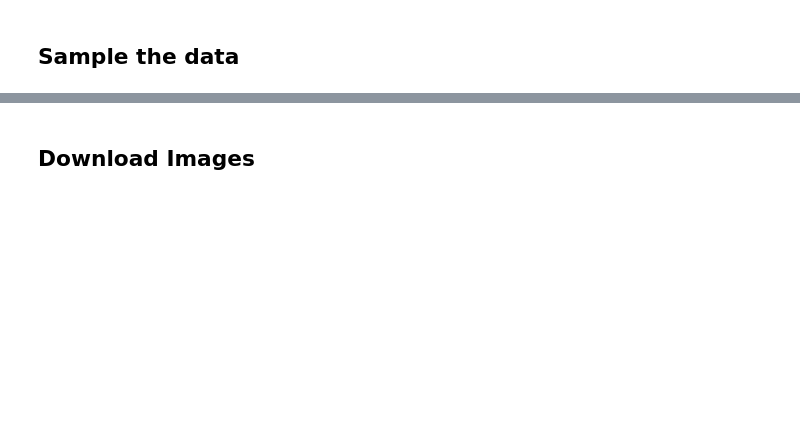
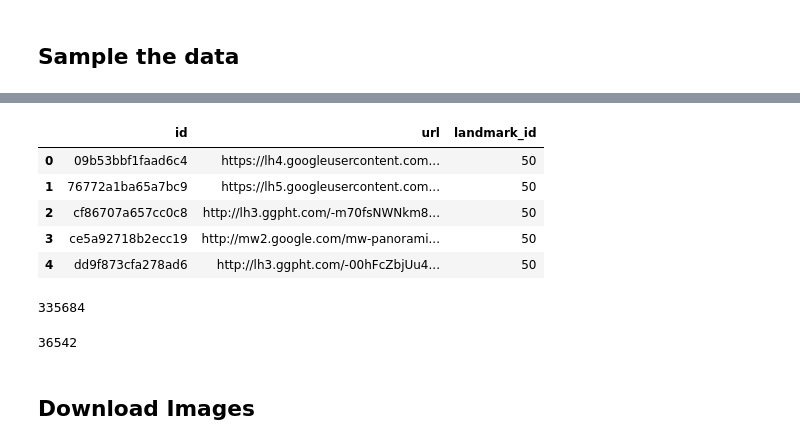
Before and after one commit to NikinGeethila/Recognition_of_Landmarks_in_Videos, a Jupyter notebook: Inframe_detection/Data_Extractor.ipynb, the cells around one changed output, grey strips where cells are left out. Cells and saved outputs as stored; diff of their text form; code cells hidden in the pictures; blank space fills up the shorter version.

```diff
--- a/Inframe_detection/Data_Extractor.ipynb
+++ b/Inframe_detection/Data_Extractor.ipynb
@@ -61,11 +65,17 @@ import numpy as np
 import pandas as pd
 import sys, requests, shutil, os
 # %%
-fds=pd.read_csv('filtered_dataset.csv')
+fds=pd.read_csv('../Dataset/filtered_dataset.csv', header=None)
 # %%
-fds=pd.read_csv('filtered_dataset.csv', header=None)
 fds.columns = ['id','url','landmark_id']
 fds.head(5)
+# %% [output]
+|  | id | url | landmark_id |
+| 0 | 09b53bbf1faad6c4 | https://lh4.googleusercontent.com... | 50 |
+| 1 | 76772a1ba65a7bc9 | https://lh5.googleusercontent.com... | 50 |
+| 2 | cf86707a657cc0c8 | http://lh3.ggpht.com/-m70fsNWNkm8... | 50 |
+| 3 | ce5a92718b2ecc19 | http://mw2.google.com/mw-panorami... | 50 |
+| 4 | dd9f873cfa278ad6 | http://lh3.ggpht.com/-00hFcZbjUu4... | 50 |
 # %%
 
 data =fds
@@ -75,8 +85,12 @@ landmark_list = [str(x) for x in list(range(0,10))]
 data_sample = data[data['landmark_id'].isin(landmark_list)]
 # %%
 len(data)
+# %% [output]
+335684
 # %%
 len(data_sample)
+# %% [output]
+36542
 # %% [markdown]
 ## Download Images
 # %%
```
Also changed, not shown: parts of 4 cells of this notebook.
